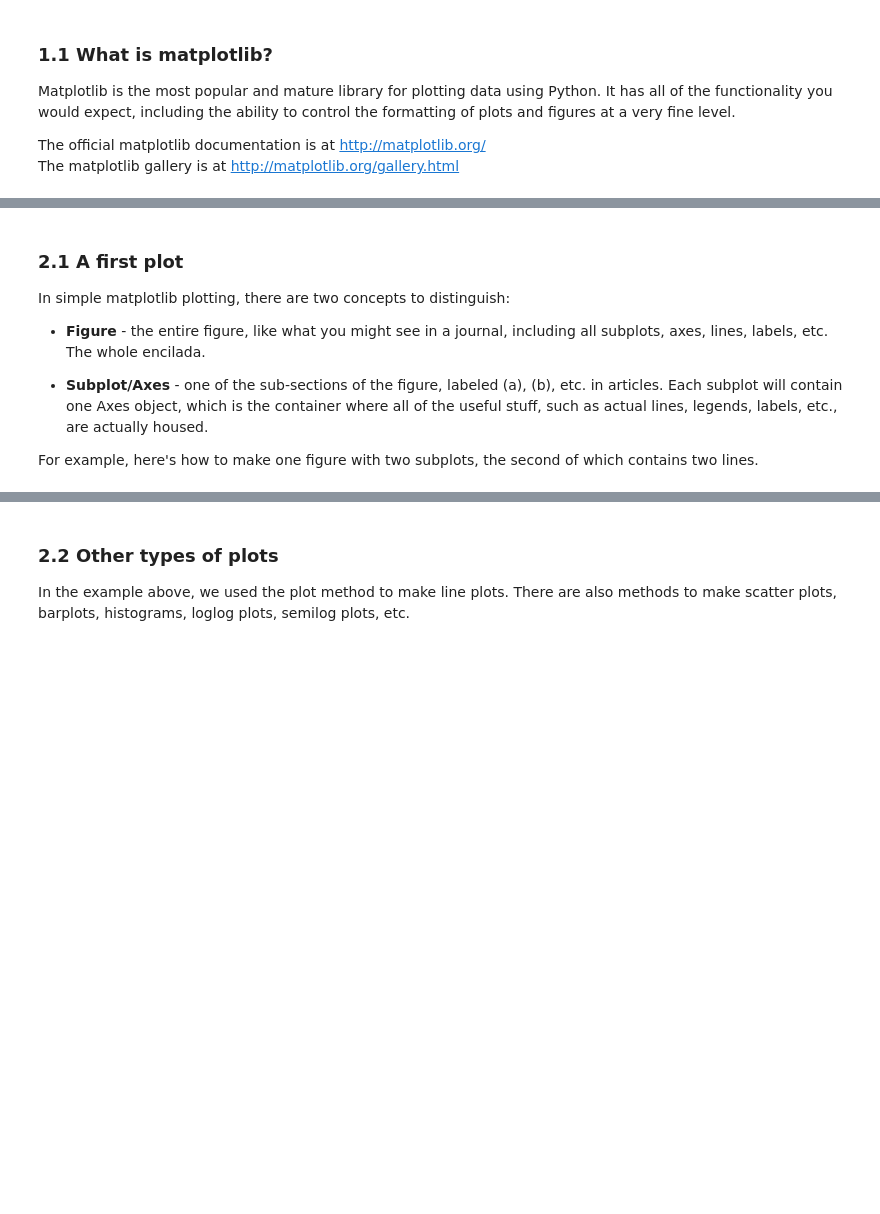
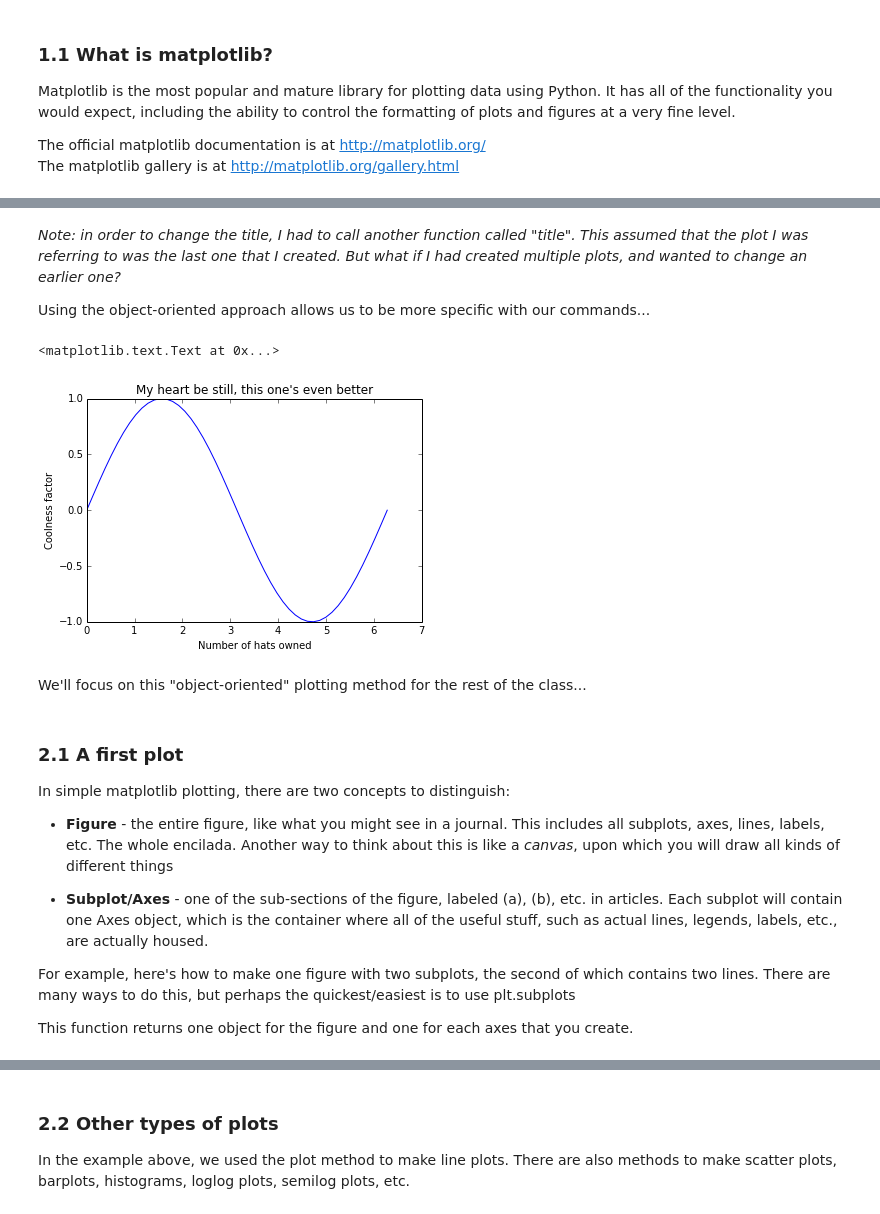
Before and after one commit to swcarpentry/2014-03-17-ucb, a Jupyter notebook: lessons/jk-python/matplotlib-full.ipynb, the cells around one changed output, grey strips where cells are left out. Drawn from its saved outputs; the diff is of its cells as text; code cells hidden in the pictures; blank space fills up the shorter version.

```diff
--- a/lessons/jk-python/matplotlib-full.ipynb
+++ b/lessons/jk-python/matplotlib-full.ipynb
@@ -47,15 +61,35 @@ easy to quickly outgrow the Matlab clone, so we'll go right to the object-orient
+# %% [markdown]
+_Note: in order to change the title, I had to call another function called "title".  This assumed that the plot I was referring to was the last one that I created.  But what if I had created multiple plots, and wanted to change an earlier one?_
+
+Using the object-oriented approach allows us to be more specific with our commands...
+# %%
+f, ax = plt.subplots()
+ax.plot(x, y1)
+ax.set_title("My heart be still, this one's even better")
+
+# We now have access to the "axis" object that we created,
+# which lets us do lots of other cool things with it
+ax.set_xlabel("Number of hats owned")
+ax.set_ylabel("Coolness factor")
+# %% [output]
+<matplotlib.text.Text at 0x...>
+[figure, added]
+# %% [markdown]
+We'll focus on this "object-oriented" plotting method for the rest of the class...
 # %% [markdown]
 ### 2.1 A first plot
 
 In simple matplotlib plotting, there are two concepts to distinguish:
 
-- __Figure__ - the entire figure, like what you might see in a journal, including all
-subplots, axes, lines, labels, etc. The whole encilada.
+- __Figure__ - the entire figure, like what you might see in a journal.  This includes all
+subplots, axes, lines, labels, etc. The whole encilada. Another way to think about this is like a _canvas_, upon which you will draw all kinds of different things
 
 - __Subplot/Axes__ - one of the sub-sections of the figure, labeled (a), (b), etc. in
 articles. Each subplot will contain one Axes object, which is the container where all of the
 useful stuff, such as actual lines, legends, labels, etc., are actually housed.
 
 For example, here's how to make one figure with two subplots, the second of which contains
-two lines.
+two lines.  There are many ways to do this, but perhaps the quickest/easiest is to use plt.subplots
+
+This function returns one object for the figure and one for each axes that you create.
 # %%
```
Also changed, not shown: parts of 25 cells of this notebook, 1 other file.
